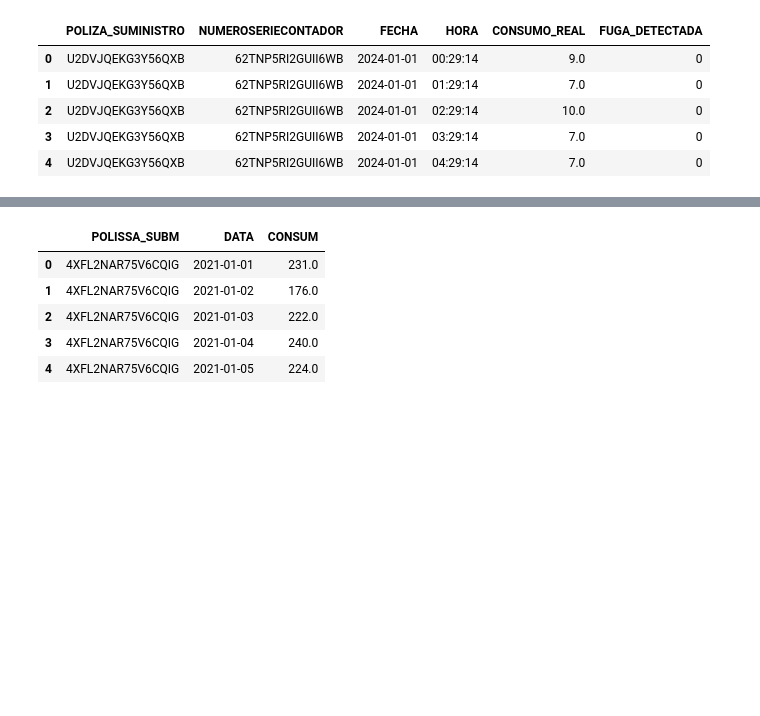
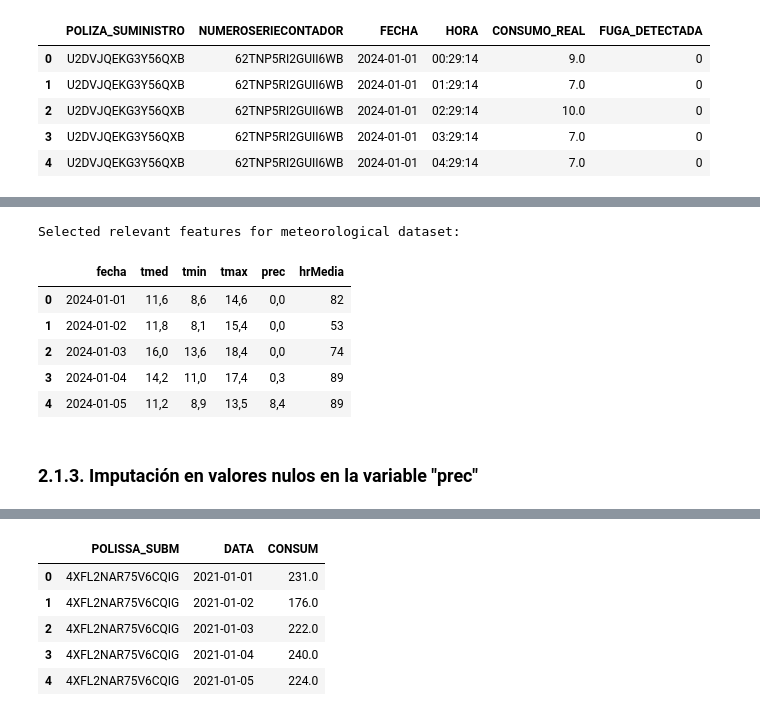
Before and after one commit to laxhoni/GeSAI-AB_Data_Challenge, a Jupyter notebook: project-notebooks/data-preparation.ipynb, the cells around one changed output, grey strips where cells are left out. Drawn from its saved outputs; the diff is of its cells as text; code cells hidden in the pictures; blank space fills up the shorter version.

```diff
--- a/project-notebooks/data-preparation.ipynb
+++ b/project-notebooks/data-preparation.ipynb
@@ -140,0 +206,16 @@ Updated DataFrame:
+# %%
+# Select relevant features for our main dataset
+relevant_features = ['fecha', 'tmed', 'tmin', 'tmax', 'prec', 'hrMedia']
+df_aemet = df_aemet[relevant_features]
+print('Selected relevant features for meteorological dataset:')
+display(df_aemet.head())
+# %% [output]
+Selected relevant features for meteorological dataset:
+|  | fecha | tmed | tmin | tmax | prec | hrMedia |
+| 0 | 2024-01-01 | 11,6 | 8,6 | 14,6 | 0,0 | 82 |
+| 1 | 2024-01-02 | 11,8 | 8,1 | 15,4 | 0,0 | 53 |
+| 2 | 2024-01-03 | 16,0 | 13,6 | 18,4 | 0,0 | 74 |
+| 3 | 2024-01-04 | 14,2 | 11,0 | 17,4 | 0,3 | 89 |
+| 4 | 2024-01-05 | 11,2 | 8,9 | 13,5 | 8,4 | 89 |
+# %% [markdown]
+### 2.1.3. Imputación en valores nulos en la variable "prec"
```
Also changed, not shown: parts of 25 cells of this notebook, 2 other files.
